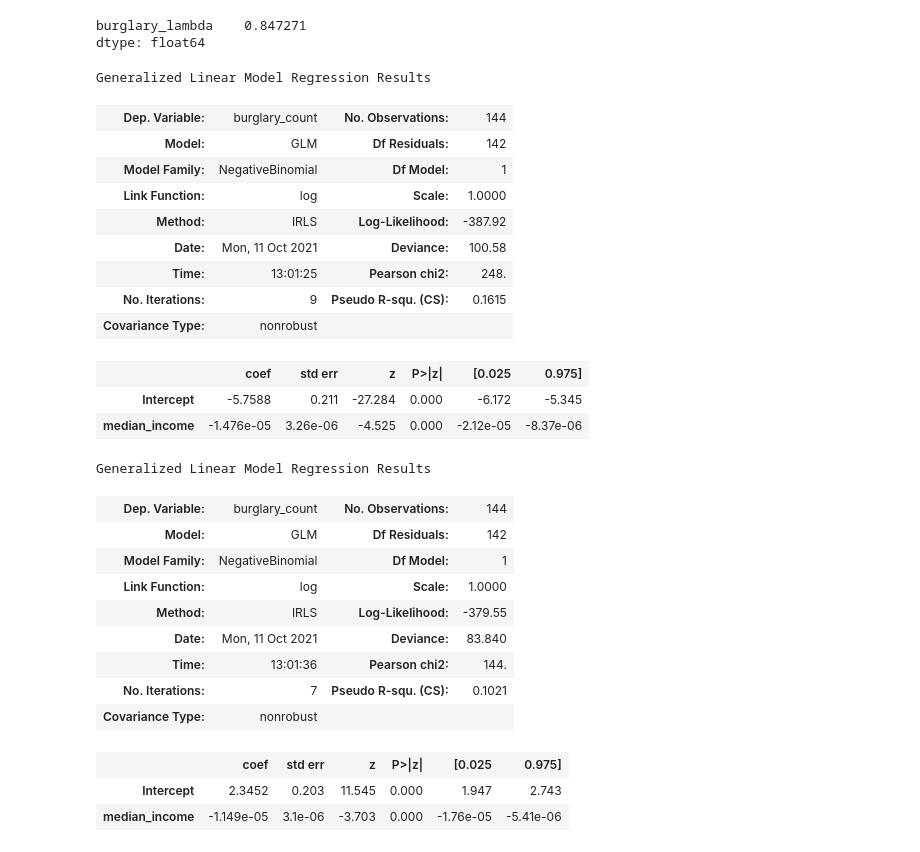
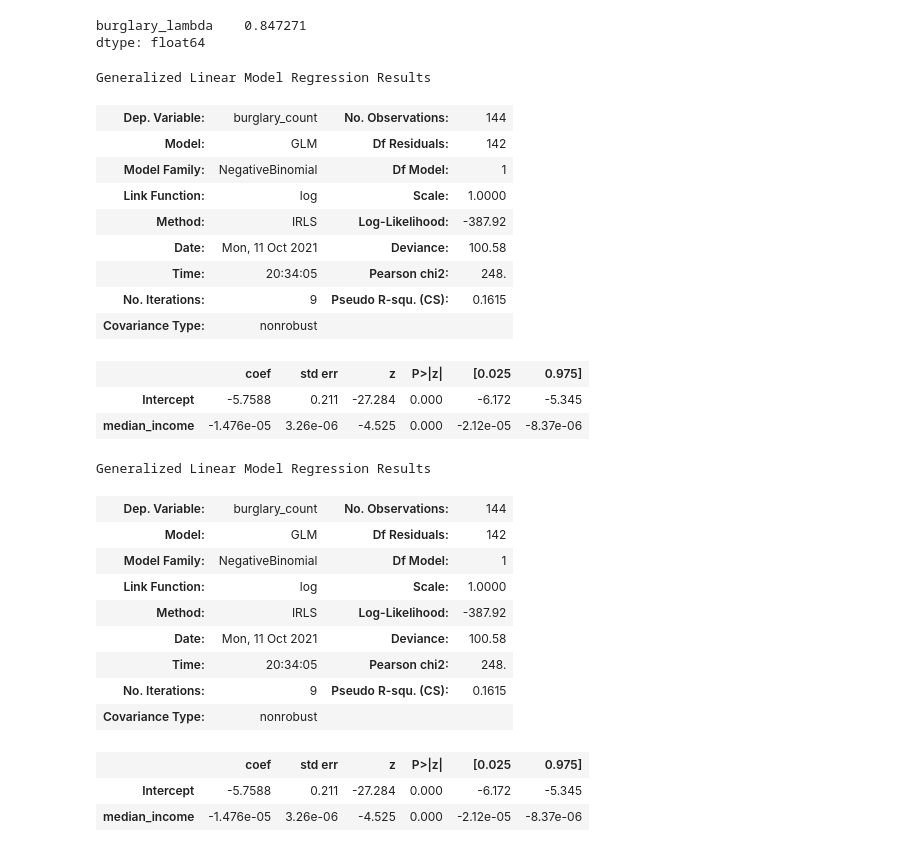
Before and after one commit to nss-data-science-cohort-5/geospatial_api-silver-sharks, a Jupyter notebook: Question_5.ipynb, the cells around one changed output. Saved outputs shown, nothing was run; the diff lists cells and outputs as text; code cells hidden in the pictures.

```diff
--- a/Question_5.ipynb
+++ b/Question_5.ipynb
@@ -60,8 +66,9 @@ Generalized Linear Model Regression Results
 | const | -5.6562 | 0.105 | -53.986 | 0.000 | -5.862 | -5.451 |
 | median_income | -1.821e-05 | 1.8e-06 | -10.111 | 0.000 | -2.17e-05 | -1.47e-05 |
 # %%
-tract_pop_income['fit_values'] = burg_income_pois.fittedvalues
+tract_pop_income['p_fit_values'] = burg_income_pois.fittedvalues
 
-sns.regplot('median_income', 'fit_values',
-                data = tract_pop_income);
+plt.rcParams["figure.figsize"] = [8, 5]
+sns.regplot('median_income', 'p_fit_values',
+                data = tract_pop_income).set(title="Poisson Regression")
 # %% [output]
@@ -178,7 +134,7 @@ Generalized Linear Model Regression Results
 | Link Function: | log | Scale: | 1.0000 |
 | Method: | IRLS | Log-Likelihood: | -387.92 |
 | Date: | Mon, 11 Oct 2021 | Deviance: | 100.58 |
-| Time: | 13:01:25 | Pearson chi2: | 248. |
+| Time: | 20:34:05 | Pearson chi2: | 248. |
 | No. Iterations: | 9 | Pseudo R-squ. (CS): | 0.1615 |
 | Covariance Type: | nonrobust |  |  |
 |  | coef | std err | z | P>|z| | [0.025 | 0.975] |
@@ -187,22 +143,24 @@ Generalized Linear Model Regression Results
 # %%
 nb2_training_results = (sm.GLM(y_train,
                               X_train,
-                              family=sm.families.NegativeBinomial(alpha=aux_olsr_results.params[0])).fit())
+                              family=sm.families.NegativeBinomial(alpha=aux_olsr_results.params[0]),
+                              offset= tract_pop_income['log_population'])
+                        .fit())
 display(nb2_training_results.summary()
     )
 # %% [output]
 Generalized Linear Model Regression Results
 | Dep. Variable: | burglary_count | No. Observations: | 144 |
 | Model: | GLM | Df Residuals: | 142 |
 | Model Family: | NegativeBinomial | Df Model: | 1 |
 | Link Function: | log | Scale: | 1.0000 |
-| Method: | IRLS | Log-Likelihood: | -379.55 |
-| Date: | Mon, 11 Oct 2021 | Deviance: | 83.840 |
-| Time: | 13:01:36 | Pearson chi2: | 144. |
-| No. Iterations: | 7 | Pseudo R-squ. (CS): | 0.1021 |
+| Method: | IRLS | Log-Likelihood: | -387.92 |
+| Date: | Mon, 11 Oct 2021 | Deviance: | 100.58 |
+| Time: | 20:34:05 | Pearson chi2: | 248. |
+| No. Iterations: | 9 | Pseudo R-squ. (CS): | 0.1615 |
 | Covariance Type: | nonrobust |  |  |
 |  | coef | std err | z | P>|z| | [0.025 | 0.975] |
-| Intercept | 2.3452 | 0.203 | 11.545 | 0.000 | 1.947 | 2.743 |
-| median_income | -1.149e-05 | 3.1e-06 | -3.703 | 0.000 | -1.76e-05 | -5.41e-06 |
+| Intercept | -5.7588 | 0.211 | -27.284 | 0.000 | -6.172 | -5.345 |
+| median_income | -1.476e-05 | 3.26e-06 | -4.525 | 0.000 | -2.12e-05 | -8.37e-06 |
 # %%
 nb2_predictions = nb2_training_results.get_prediction(X_test)
```
Also changed, not shown: parts of 17 cells of this notebook.
